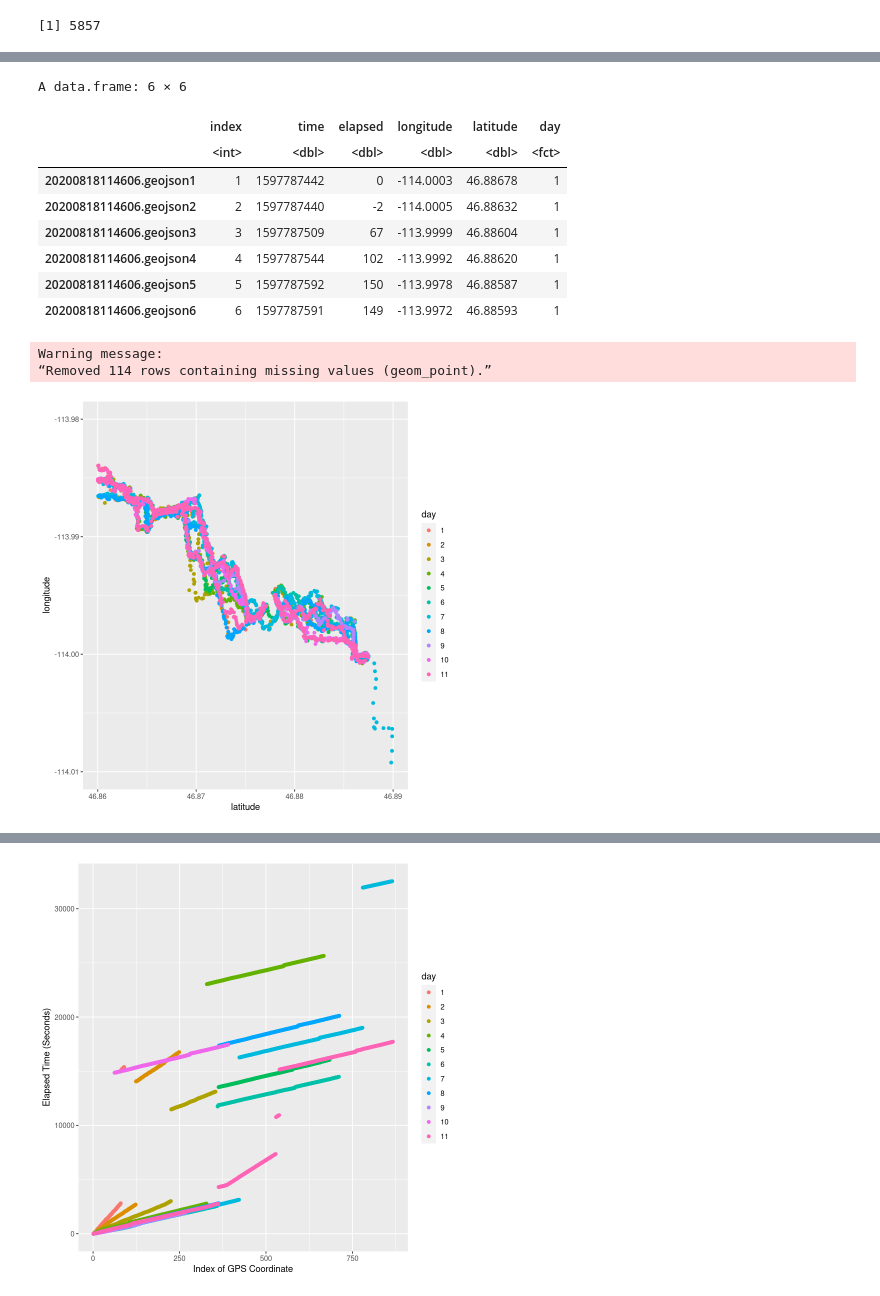
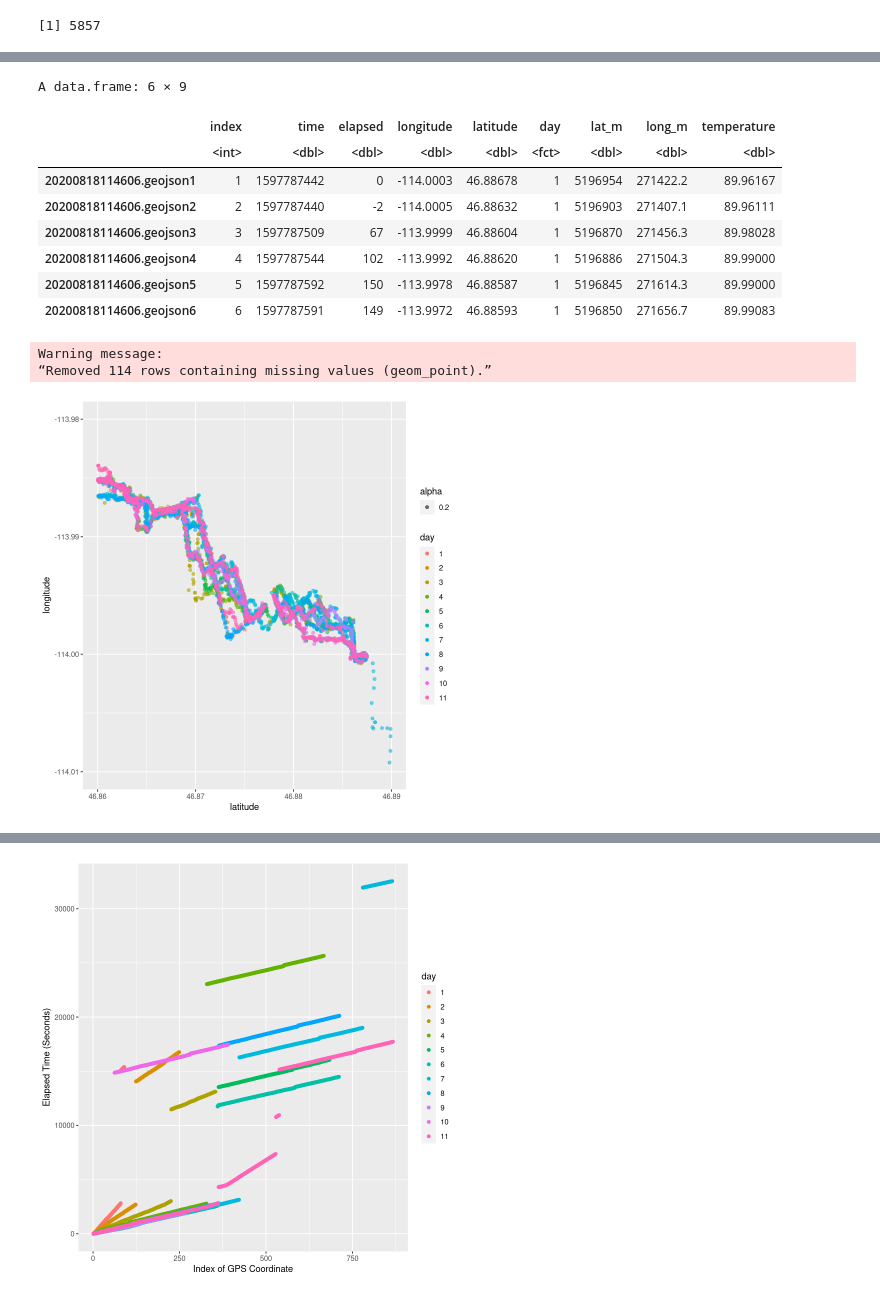
Before and after one commit to huberf/stat3105-proj2, a Jupyter notebook: bomb_plan.ipynb, the cells around one changed output, grey strips where cells are left out. Drawn from its saved outputs; the diff is of its cells as text; code cells hidden in the pictures.

```diff
--- a/bomb_plan.ipynb
+++ b/bomb_plan.ipynb
@@ -60,7 +60,7 @@ weather_raw <- fromJSON('historical_weather.json', simplifyVector=TRUE)
 weather_obs <- weather_raw$observations
 head(weather_obs)
 colnames(weather_obs)
-temperature_all <- weather_obs[, c('valid_time_gmt', 'min_temp')]
+temperature_all <- weather_obs[, c('valid_time_gmt', 'temp')]
 # %% [output]
 A data.frame: 6 × 45
 |  | key | class | expire_time_gmt | obs_id | obs_name | valid_time_gmt | day_ind | temp | wx_icon | ... |
@@ -111,6 +111,16 @@ reduced_df <- data.frame(
 )
 # %% [output]
 [1] 5857
+# %%
+# now get UTM coordinates
+library(sp)
+spat_df <-SpatialPointsDataFrame(coords=reduced_df[,c("longitude", "latitude")],
+                                 data=reduced_df["time"],
+                                 proj4string=CRS("+proj=longlat +datum=WGS84 +units=m"))# This step converts the longitude/latitude -> UTM
+utm_df <-spTransform(spat_df, CRSobj = "+proj=utm +zone=12 +datum=WGS84 +units=m")
+utm_coords <- coordinates(utm_df)
+reduced_df$lat_m <- utm_coords[, "latitude"]
+reduced_df$long_m <- utm_coords[, "longitude"]
 # %%
 # now pair data to temperature via linear interpolation
 indices <- unlist(lapply(reduced_df$time, function(time) {which(temperature_all[, 1] > time)[1]}))
@@ -119,4 +129,4 @@ second_temp <- temperature_all[indices, 2]
 # now interpolate
 diff <- temperature_all[indices, 1] - temperature_all[indices-1, 1]
 weight <- (reduced_df$time - temperature_all[indices-1, 1])/diff
-final_temps <- first_temp*weight + second_temp*(1-weight)
+final_temps <- first_temp*(1-weight) + second_temp*weight
@@ -129,21 +137,24 @@ tail(reduced_df$time)
+# %%
+# now add temperature to dataframe
+reduced_df$temperature <- final_temps
 # %%
 head(reduced_df)
 # %% [output]
-A data.frame: 6 × 6
+A data.frame: 6 × 9
-|  | index | time | elapsed | longitude | latitude | day |
-|  | <int> | <dbl> | <dbl> | <dbl> | <dbl> | <fct> |
-| 20200818114606.geojson1 | 1 | 1597787442 | 0 | -114.0003 | 46.88678 | 1 |
-| 20200818114606.geojson2 | 2 | 1597787440 | -2 | -114.0005 | 46.88632 | 1 |
-| 20200818114606.geojson3 | 3 | 1597787509 | 67 | -113.9999 | 46.88604 | 1 |
-| 20200818114606.geojson4 | 4 | 1597787544 | 102 | -113.9992 | 46.88620 | 1 |
-| 20200818114606.geojson5 | 5 | 1597787592 | 150 | -113.9978 | 46.88587 | 1 |
-| 20200818114606.geojson6 | 6 | 1597787591 | 149 | -113.9972 | 46.88593 | 1 |
+|  | index | time | elapsed | longitude | latitude | day | lat_m | long_m | temperature |
+|  | <int> | <dbl> | <dbl> | <dbl> | <dbl> | <fct> | <dbl> | <dbl> | <dbl> |
+| 20200818114606.geojson1 | 1 | 1597787442 | 0 | -114.0003 | 46.88678 | 1 | 5196954 | 271422.2 | 89.96167 |
+| 20200818114606.geojson2 | 2 | 1597787440 | -2 | -114.0005 | 46.88632 | 1 | 5196903 | 271407.1 | 89.96111 |
+| 20200818114606.geojson3 | 3 | 1597787509 | 67 | -113.9999 | 46.88604 | 1 | 5196870 | 271456.3 | 89.98028 |
+| 20200818114606.geojson4 | 4 | 1597787544 | 102 | -113.9992 | 46.88620 | 1 | 5196886 | 271504.3 | 89.99000 |
+| 20200818114606.geojson5 | 5 | 1597787592 | 150 | -113.9978 | 46.88587 | 1 | 5196845 | 271614.3 | 89.99000 |
+| 20200818114606.geojson6 | 6 | 1597787591 | 149 | -113.9972 | 46.88593 | 1 | 5196850 | 271656.7 | 89.99083 |
 # %%
-ggplot(reduced_df, aes(x=latitude, y=longitude, color=day)) +
+ggplot(reduced_df, aes(x=latitude, y=longitude, color=day, alpha=0.2)) +
     geom_point() +
     ylim(-114.01, -113.98) +
     xlim(46.86, 46.89)
 # %% [output]
 Warning message:
 “Removed 114 rows containing missing values (geom_point).”
-[figure, old version]
+[figure, new version]
```
Also changed, not shown: parts of 22 cells of this notebook, 1 other file.
